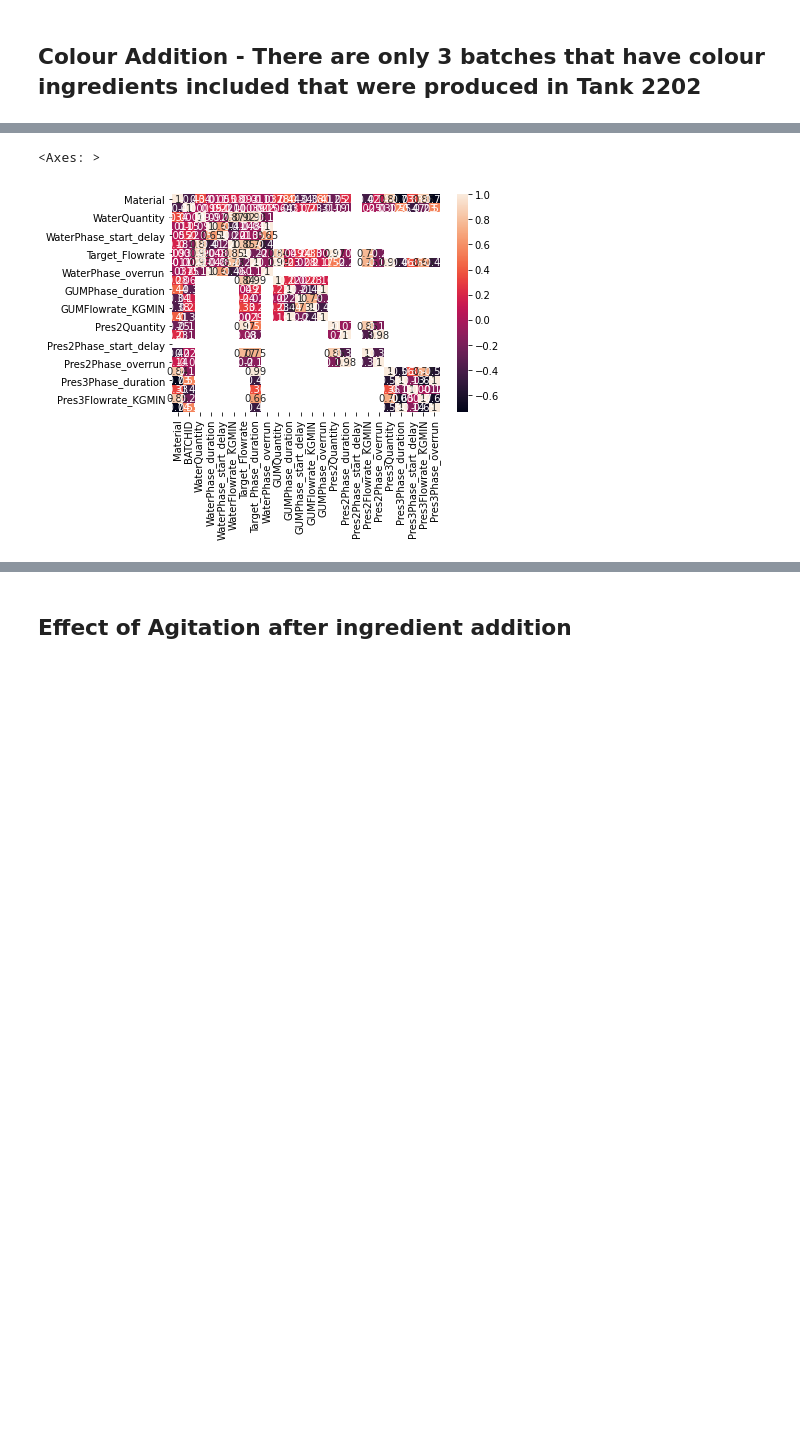
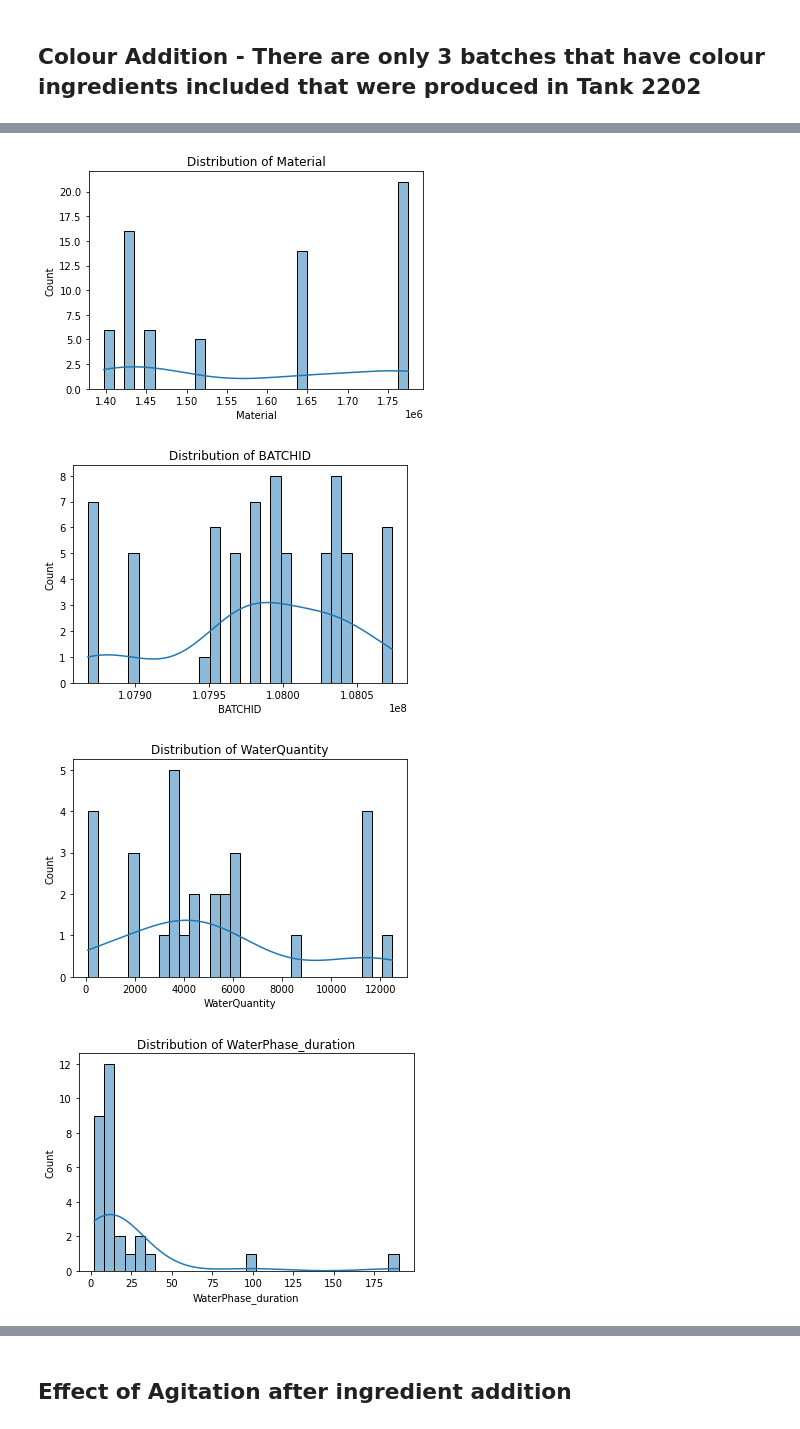
Before and after one commit to MichelleMoran431/Capstone---CCT, a Jupyter notebook: 2202.ipynb, the cells around one changed output, grey strips where cells are left out. Cells and saved outputs as stored; diff of their text form; code cells hidden in the pictures; blank space fills up the shorter version.

```diff
--- a/2202.ipynb
+++ b/2202.ipynb
@@ -16,7 +16,7 @@ uploaded = pd.read_csv('Bev Base Dearation Data Extract .csv')
 uploaded.rename(columns={'SKU': 'Material','Deaeration Phase':'Deaeration_Phase'}, inplace=True)
 # %%
 # Removal of unwanted columns from dataset
-uploaded1=uploaded.drop(['SKU_DESCRIPTION', 'Recipe', 'Tank','Source', 'Batch_Phase_Type','Phase_start','Phase_end','Deaeration_Phase','Phase_row_no','Instruction_Step','Material_Name'], axis=1)
+uploaded1=uploaded.drop(['SKU_DESCRIPTION', 'Recipe', 'Tank','Source', 'Batch_Phase_Type','Phase_start','Phase_end','Deaeration_Phase','Phase_row_no','Instruction_Step','Material_Name','Target_Phase_duration','Target_Flowrate'], axis=1)
 # %%
 # Define a dictionary of replacements
 replacements = {
@@ -347,7 +503,7 @@ See the caveats in the documentation: https://pandas.pydata.org/pandas-docs/stab
  #Print the aggregated DataFrame
 #print(aggregated_df_IDCOL_2202)
 # %%
-frames = [df_IDW_2202,df_IDGUM_2202,df_IDP2_2202,df_IDP3_2202]
+frames = [df_IDW_2202,df_IDGUM_2202,df_IDP2_2202,df_IDP3_2202,df_IDP1_2202]
 
 result = pd.concat(frames)
 print(result)
@@ -372,6 +528,12 @@ print(result)
-# %%
-correlation_matrix = result.corr()
-sns.heatmap(correlation_matrix, annot=True)
-# %% [output]
-<Axes: >
-[figure, removed]
+# %%
+numerical_columns = result.select_dtypes(include=['float64', 'int64']).columns
+
+for col in numerical_columns:
+    sns.histplot(data=result, x=col, bins=30, kde=True)
+    plt.title(f"Distribution of {col}")
+    plt.show()
+# %% [output]
+[figure, added]
+[figure, added]
+[figure, added]
+[figure, added]
```
Also changed, not shown: parts of 33 cells of this notebook, 7 other files.
